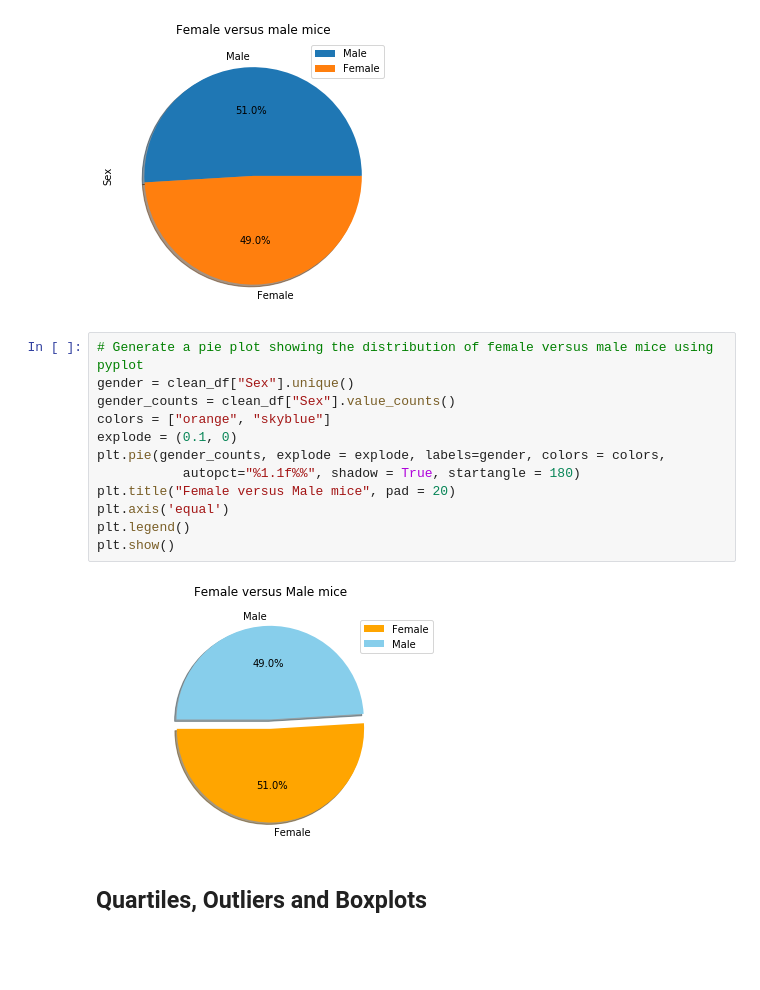
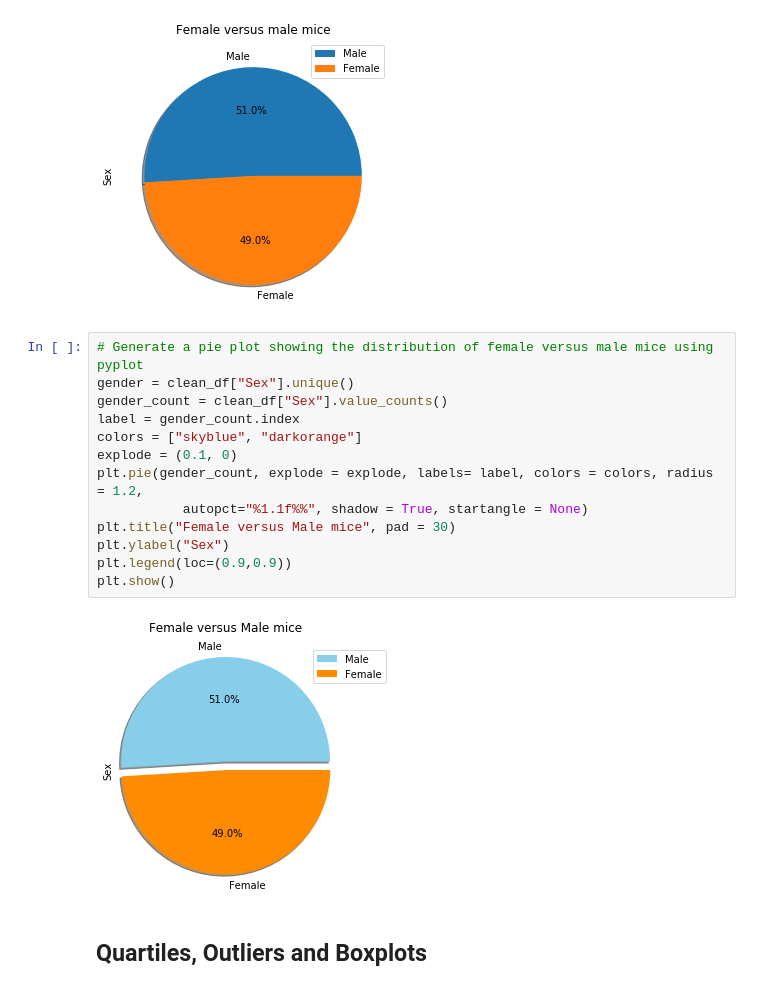
Before and after one commit to vieravfg/matplotlib-challenge, a Jupyter notebook: Homework Solution.ipynb, the cells around one changed output. Drawn from its saved outputs; the diff is of its cells as text; blank space fills up the shorter version.

```diff
--- a/Homework Solution.ipynb
+++ b/Homework Solution.ipynb
@@ -182,17 +184,18 @@ plt.show()
 # %%
 # Generate a pie plot showing the distribution of female versus male mice using pyplot
 gender = clean_df["Sex"].unique()
-gender_counts = clean_df["Sex"].value_counts()
-colors = ["orange", "skyblue"]
+gender_count = clean_df["Sex"].value_counts()
+label = gender_count.index
+colors = ["skyblue", "darkorange"]
 explode = (0.1, 0)
-plt.pie(gender_counts, explode = explode, labels=gender, colors = colors,
-           autopct="%1.1f%%", shadow = True, startangle = 180)
-plt.title("Female versus Male mice", pad = 20)
-plt.axis('equal')
-plt.legend()
+plt.pie(gender_count, explode = explode, labels= label, colors = colors, radius = 1.2,
+           autopct="%1.1f%%", shadow = True, startangle = None)
+plt.title("Female versus Male mice", pad = 30)
+plt.ylabel("Sex")
+plt.legend(loc=(0.9,0.9))
 plt.show()
 # %% [output]
-[figure, old version]
+[figure, new version]
 # %% [markdown]
 ## Quartiles, Outliers and Boxplots
 # %%
```
Also changed, not shown: parts of 2 cells of this notebook.
